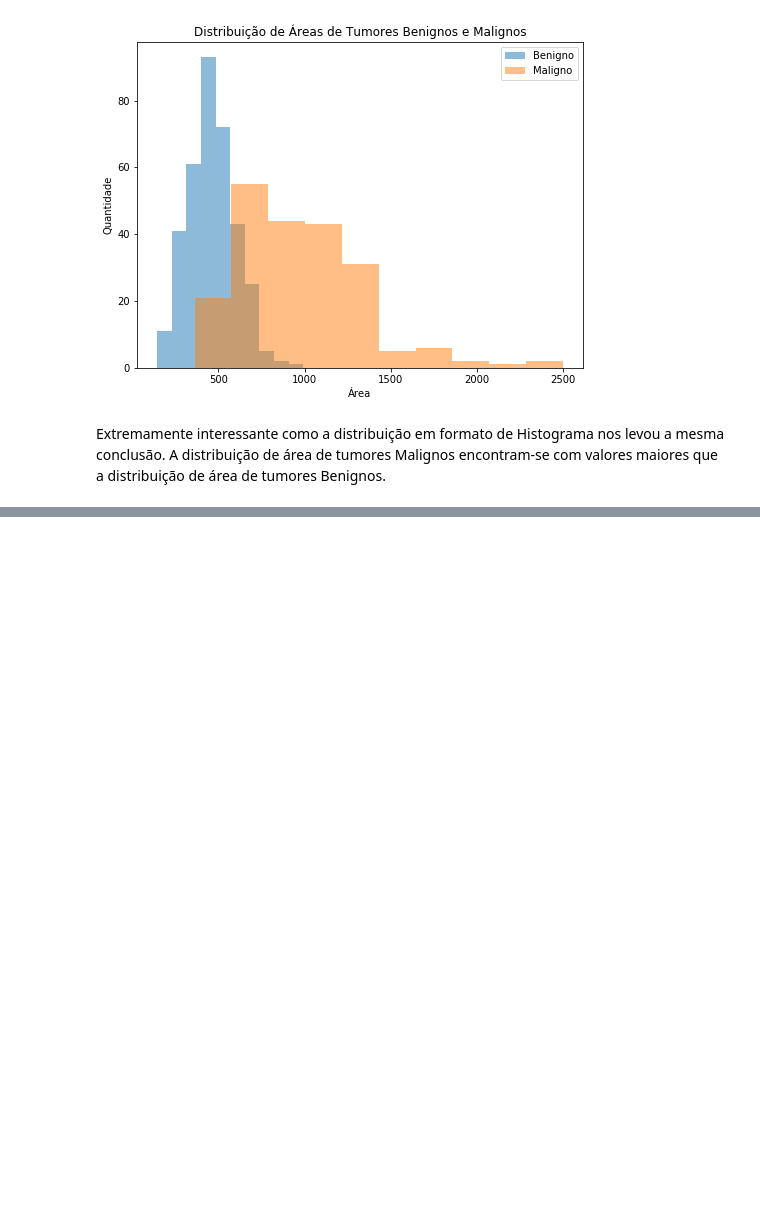
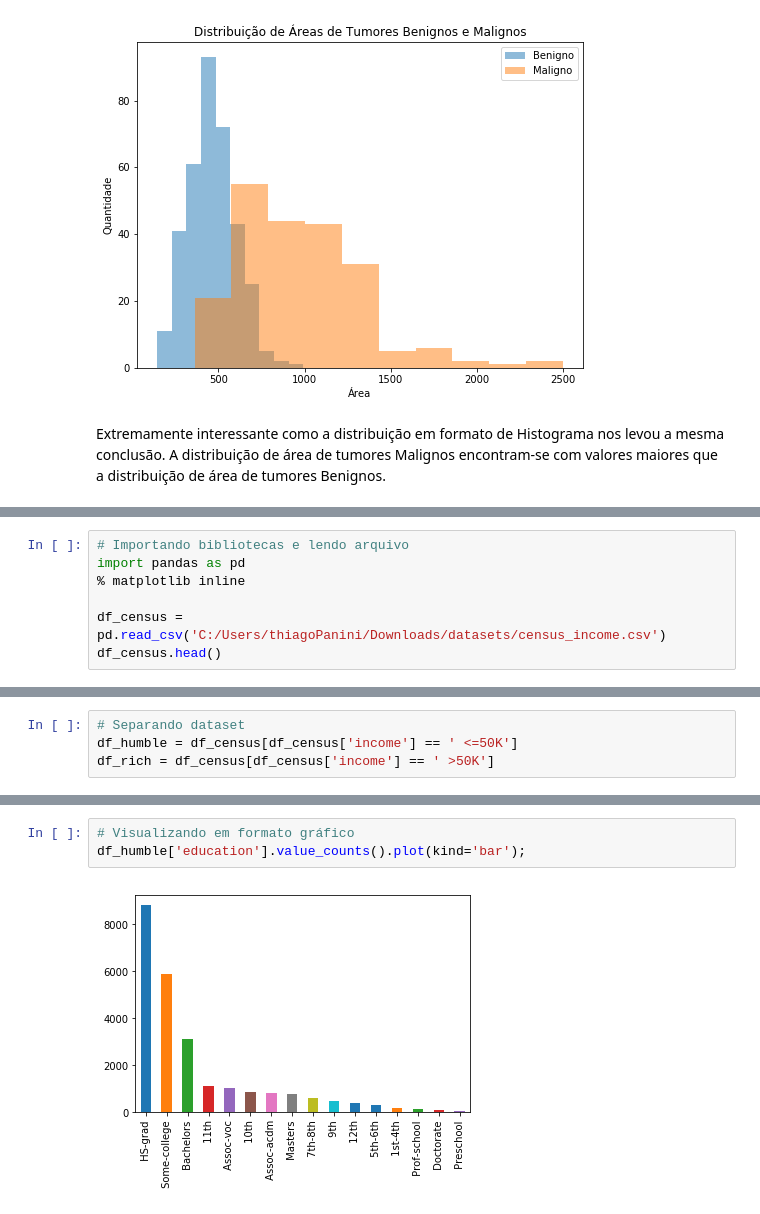
Before and after one commit to RobertoDelamora/data-science-academy, a Jupyter notebook: udacity/fundamentos-data-scientist-I/definitive-toolkit/Pandas_Tutorial.ipynb, the cells around one changed output, grey strips where cells are left out. Cells and saved outputs as stored; diff of their text form; blank space fills up the shorter version.

```diff
--- a/udacity/fundamentos-data-scientist-I/definitive-toolkit/Pandas_Tutorial.ipynb
+++ b/udacity/fundamentos-data-scientist-I/definitive-toolkit/Pandas_Tutorial.ipynb
@@ -2399,0 +2406,7 @@ Extremamente interessante como a distribuição em formato de Histograma nos lev
+# %%
+# Importando bibliotecas e lendo arquivo
+import pandas as pd
+% matplotlib inline
+
+df_census = pd.read_csv('C:/Users/thiagoPanini/Downloads/datasets/census_income.csv')
+df_census.head()
@@ -2399,0 +2422,4 @@ Extremamente interessante como a distribuição em formato de Histograma nos lev
+# %%
+# Separando dataset
+df_humble = df_census[df_census['income'] == ' <=50K']
+df_rich = df_census[df_census['income'] == ' >50K']
@@ -2399,0 +2488,5 @@ Extremamente interessante como a distribuição em formato de Histograma nos lev
+# %%
+# Visualizando em formato gráfico
+df_humble['education'].value_counts().plot(kind='bar');
+# %% [output]
+[figure, added]
```
Also changed, not shown: parts of 129 cells of this notebook, 4 other files.
